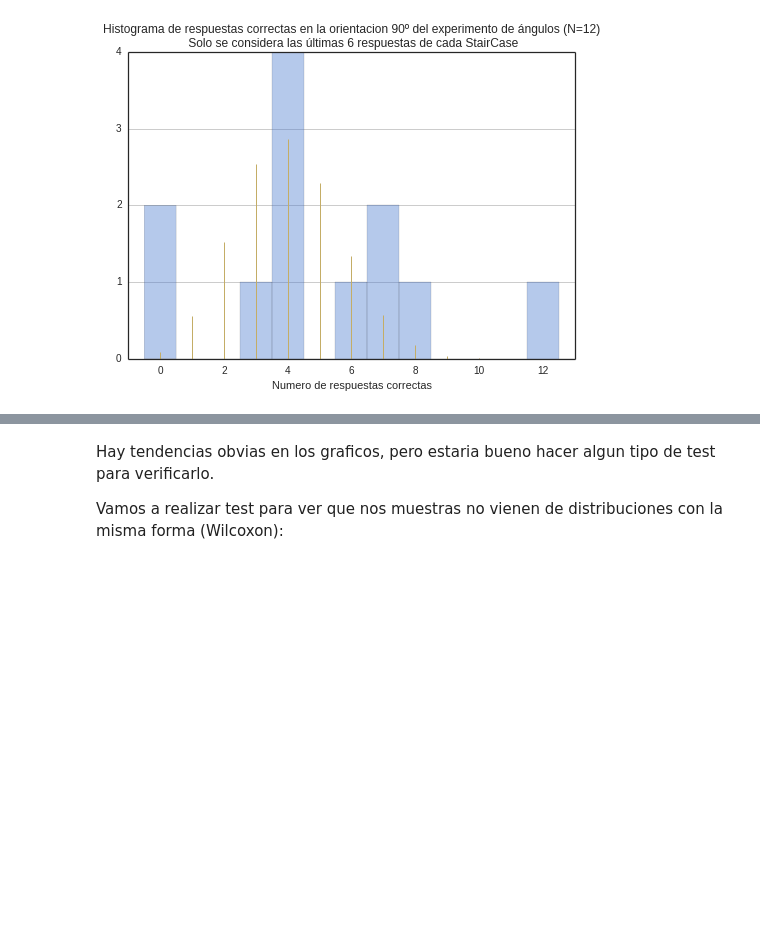
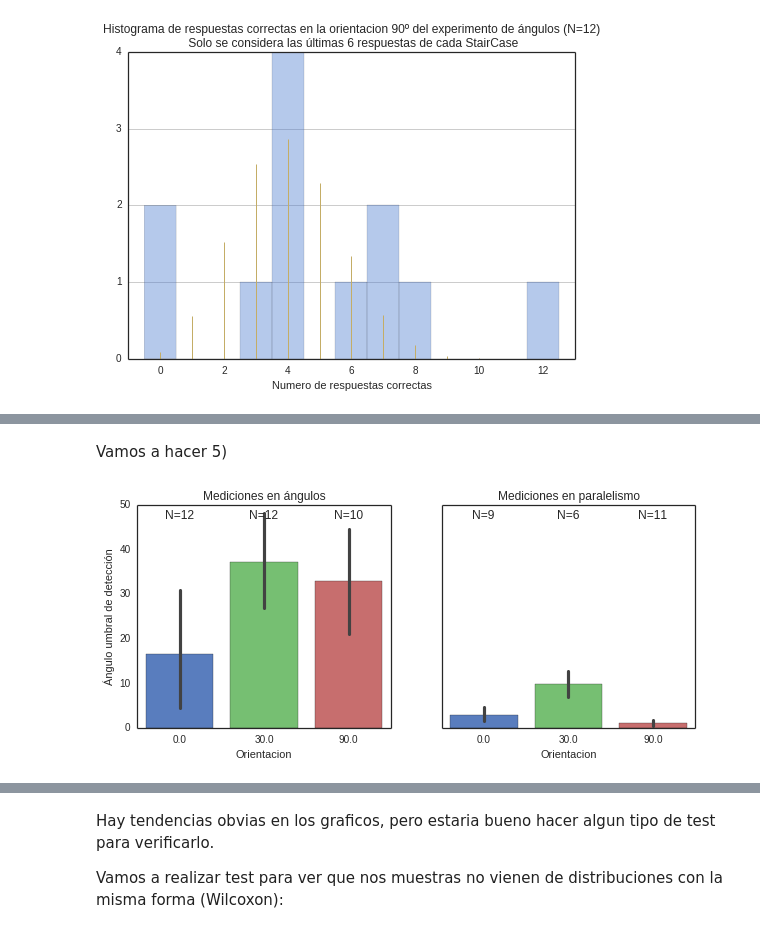
Before and after one commit to IoniUTDT/IPyVisound, a Jupyter notebook: ProcesamientoPostDependenciaAngulo/Analisis Experimento 1 Mejorado.ipynb, the cells around one changed output, grey strips where cells are left out. Cells and saved outputs as stored; diff of their text form; code cells hidden in the pictures; blank space fills up the shorter version.

```diff
--- a/ProcesamientoPostDependenciaAngulo/Analisis Experimento 1 Mejorado.ipynb
+++ b/ProcesamientoPostDependenciaAngulo/Analisis Experimento 1 Mejorado.ipynb
@@ -294,0 +422,76 @@ pepe.head()
+# %% [markdown]
+Vamos a hacer 5)
+# %%
+# Primero extraemos la lista de respuestas
+DataJoinSeries = cpd.groupby("levelInstance")["aciertos"].apply(tuple)
+DataJoinUmbrales = cpd.groupby("levelInstance")["umbral"].apply(tuple)
+DataLindaUmbrales = cpd.drop_duplicates("levelInstance").set_index("levelInstance")
+DataLindaUmbrales['aciertosConcat'] = DataJoinSeries
+DataLindaUmbrales['umbralesConcat'] = DataJoinUmbrales
+DataLindaUmbrales = DataLindaUmbrales.reset_index()
+
+DataLindaUmbrales['Trials'] = DataLindaUmbrales['aciertosConcat'].map(lambda x: len(x[0]) + len(x[1]))
+DataLindaUmbrales['TrialsAcertado'] = DataLindaUmbrales['aciertosConcat'].map(lambda x: sum(x[0]) + sum(x[1]))
+DataLindaUmbrales['pValue'] = DataLindaUmbrales.apply(lambda row: 1 - stats.binom.cdf(row['TrialsAcertado'],row['Trials'],1/3) if row['expName']=='UmbralAngulosPiloto' else 1 - stats.binom.cdf(row['TrialsAcertado'],row['Trials'],1/2), axis=1)
+DataLindaUmbrales['significativo'] = DataLindaUmbrales['pValue'].map(lambda x: x<0.05)
+DataLindaUmbrales['umbralPromedio'] = DataLindaUmbrales['umbralesConcat'].map(lambda x: (x[0] + x[1])/2)
+
+# Hacemos un bar plot
+fig, (ax1, ax2) = plt.subplots(1, 2, sharey=True, figsize=(10,4))
+
+data = DataLindaUmbrales[(DataLindaUmbrales['pValue']<0.05) & (DataLindaUmbrales['expName']=='UmbralAngulosPiloto')]
+sns.barplot(x="referencia", y="umbralPromedio", data=data, ax=ax1)
+ax1.set_xlabel('Orientacion')
+ax1.set_ylabel('Ángulo umbral de detección')
+ax1.set_title('Mediciones en ángulos')
+# Agregamos los numeros
+ax1.text(0,47,'N='+str(len(data[data['referencia']==0])), ha='center')
+ax1.text(1,47,'N='+str(len(data[data['referencia']==30])), ha='center')
+ax1.text(2,47,'N='+str(len(data[data['referencia']==90])), ha='center')
+
+
+data = DataLindaUmbrales[(DataLindaUmbrales['pValue']<0.05) & (DataLindaUmbrales['expName']=='UmbralParalelismoPiloto')]
+sns.barplot(x="referencia", y="umbralPromedio", data=data, ax=ax2)
+ax2.set_xlabel('Orientacion')
+ax2.set_ylabel('')
+ax2.set_title('Mediciones en paralelismo')
+# Agregamos los numeros
+ax2.text(0,47,'N='+str(len(data[data['referencia']==0])), ha='center')
+ax2.text(1,47,'N='+str(len(data[data['referencia']==30])), ha='center')
+ax2.text(2,47,'N='+str(len(data[data['referencia']==90])), ha='center')
+
+# Vamos a hacer el analisis estadistico
+# Hay una cuestion que discutir que es si hacer un ttest correlacion
+
+
+# Agregamos indicador significancia
+# from matplotlib.markers import TICKDOWN
+
+# def significance_bar(start,end,height,displaystring,linewidth = 1.2,markersize = 8,boxpad  =0.3,fontsize = 15,color = 'k'):
+#     # draw a line with downticks at the ends
+#     plt.plot([start,end],[height]*2,'-',color = color,lw=linewidth,marker = TICKDOWN,markeredgewidth=linewidth,markersize = markersize)
+#     # draw the text with a bounding box covering up the line
+#     plt.text(0.5*(start+end),height,displaystring,ha = 'center',va='center',bbox=dict(facecolor='1.', edgecolor='none',boxstyle='Square,pad='+str(boxpad)),size = fontsize)
+
+# pvals = [0.012,0.218]
+# offset  = 25
+
+# for i,p in enumerate(pvals):
+#     if p>=0.05:
+#         displaystring = r'n.s.'
+#     elif p<0.0001:
+#         displaystring = r'***'
+#     elif p<0.001:
+#         displaystring = r'**'
+#     else:
+#         displaystring = r'*'
+
+#     height = offset +  max(means[(i*2)],means[i*2+1])
+#     bar_centers = [ind[(i*2)]+width/2, ind[(i*2+1)]+width/2]
+#     significance_bar(bar_centers[0],bar_centers[1],height,displaystring)
+
+
+fig.savefig('./../Images/Exp1_Resultados', bbox_inches='tight')
+fig.show()
+# %% [output]
+[figure, added]
```
Also changed, not shown: parts of 8 cells of this notebook, 6 other files.
